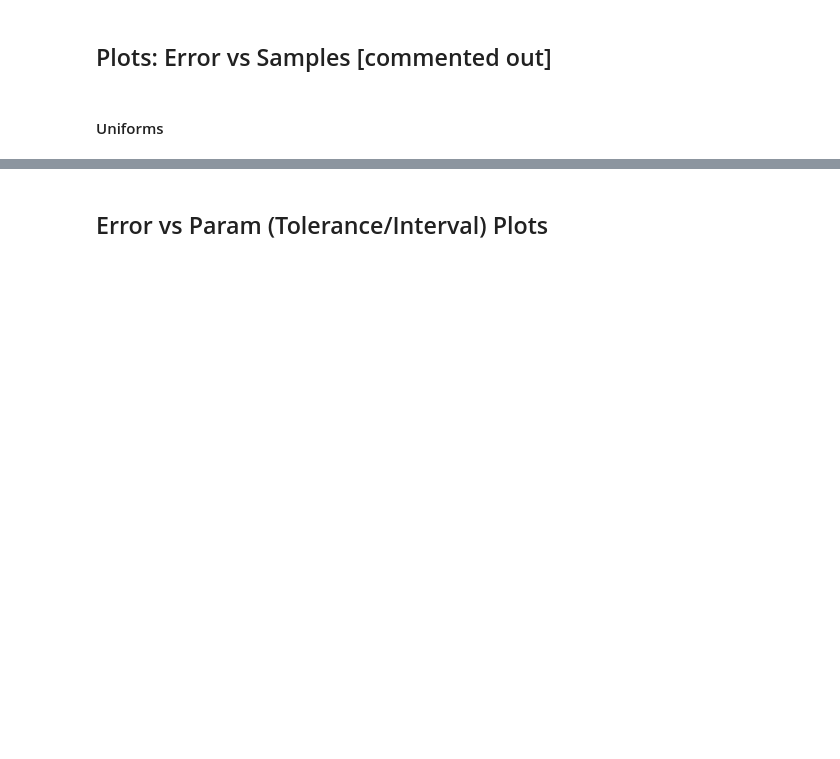
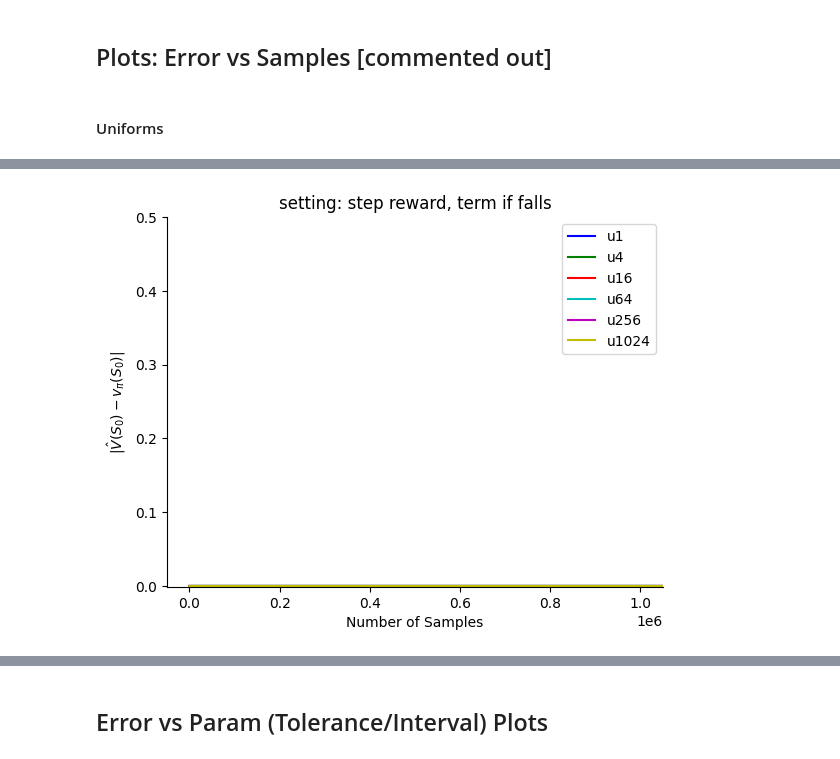
Before and after one commit to aa14k/adaptive_time, a Jupyter notebook: code/adaptive_time/notebooks/value_estimation.ipynb, the cells around one changed output, grey strips where cells are left out. Cells and saved outputs as stored; diff of their text form; code cells hidden in the pictures; blank space fills up the shorter version.

```diff
--- a/code/adaptive_time/notebooks/value_estimation.ipynb
+++ b/code/adaptive_time/notebooks/value_estimation.ipynb
@@ -601,3 +613,15 @@ step reward, (20k steps)
+# %%
+ax = plot_utils.default_plot_mean_from_proc_data(
+    error_data, "Number of Samples", error_y_label,
+    title=title, show=False, key_filter=lambda x: "u" in x,
+    add_stderr=True)
+
+ax.set_xlim(-plot_space, SAMPLE_BUDGET + plot_space)
+ax.set_ylim(-0.001, 0.5)
+
+plt.savefig('unif_lin_zoom.png')
+# %% [output]
+[figure, added]
 # %%
 ax = plot_utils.default_plot_mean_from_proc_data(
     error_data, "Number of Samples", error_y_label,
```
Also changed, not shown: parts of 33 cells of this notebook, 4 other files.
